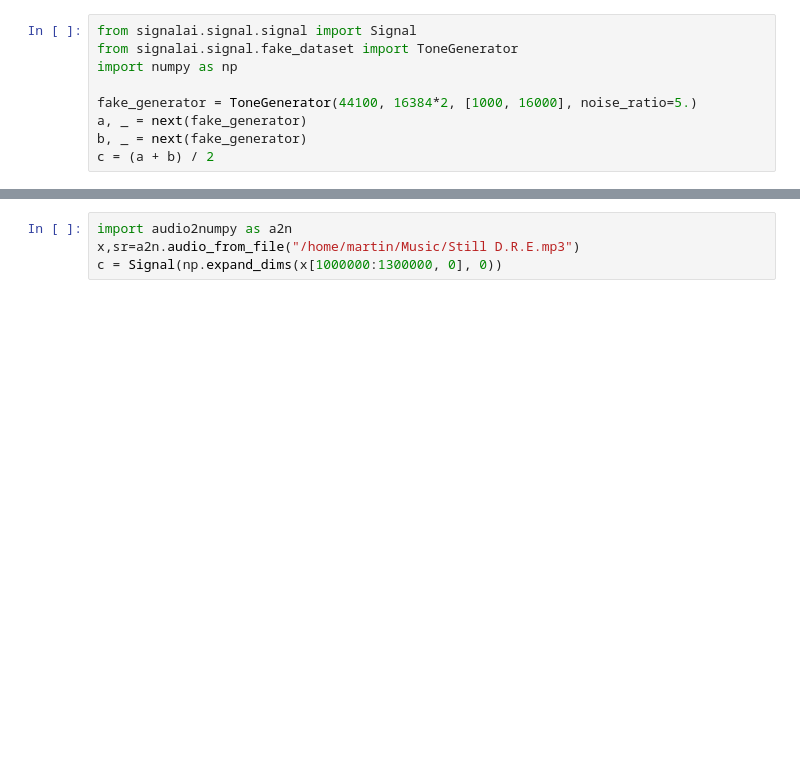
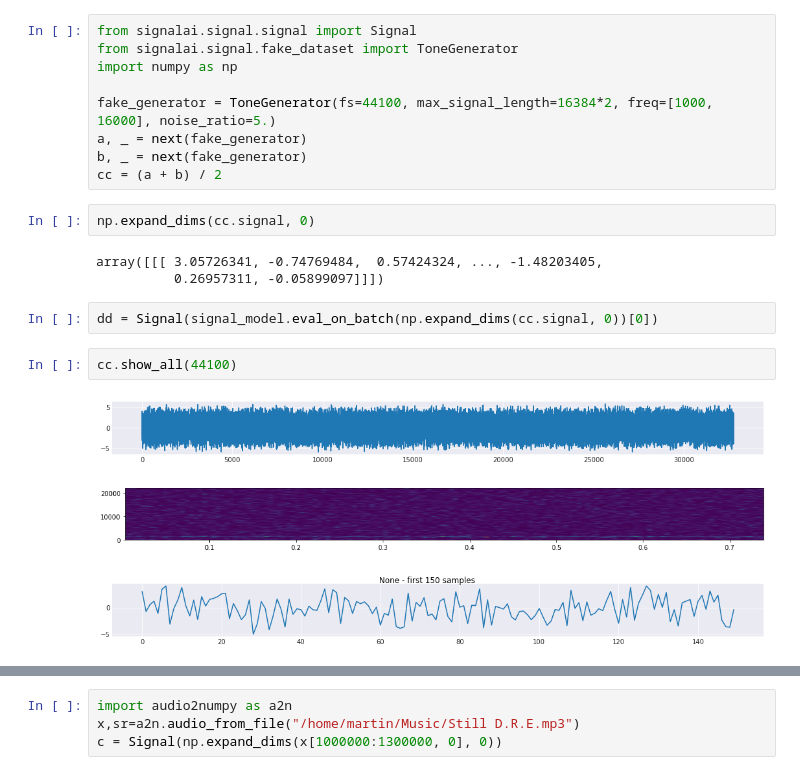
Before and after one commit to AIKovanda/signalai, a Jupyter notebook: scripts/freq_splitter.ipynb, the cells around one changed output, grey strips where cells are left out. Saved outputs shown, nothing was run; the diff lists cells and outputs as text; blank space fills up the shorter version.

```diff
--- a/scripts/freq_splitter.ipynb
+++ b/scripts/freq_splitter.ipynb
@@ -48,7 +98,20 @@ from signalai.signal.signal import Signal
 from signalai.signal.fake_dataset import ToneGenerator
 import numpy as np
 
-fake_generator = ToneGenerator(44100, 16384*2, [1000, 16000], noise_ratio=5.)
+fake_generator = ToneGenerator(fs=44100, max_signal_length=16384*2, freq=[1000, 16000], noise_ratio=5.)
 a, _ = next(fake_generator)
 b, _ = next(fake_generator)
-c = (a + b) / 2
+cc = (a + b) / 2
+# %%
+np.expand_dims(cc.signal, 0)
+# %% [output]
+array([[[ 3.05726341, -0.74769484,  0.57424324, ..., -1.48203405,
+          0.26957311, -0.05899097]]])
+# %%
+dd = Signal(signal_model.eval_on_batch(np.expand_dims(cc.signal, 0))[0])
+# %%
+cc.show_all(44100)
+# %% [output]
+[figure, added]
+[figure, added]
+[figure, added]
```
Also changed, not shown: parts of 16 cells of this notebook, 46 other files.
